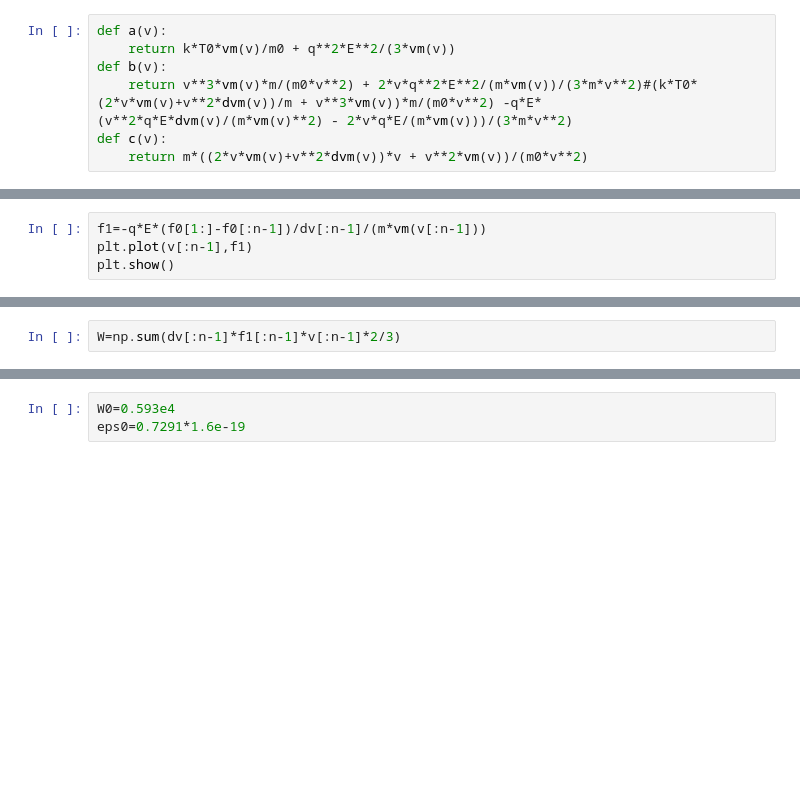
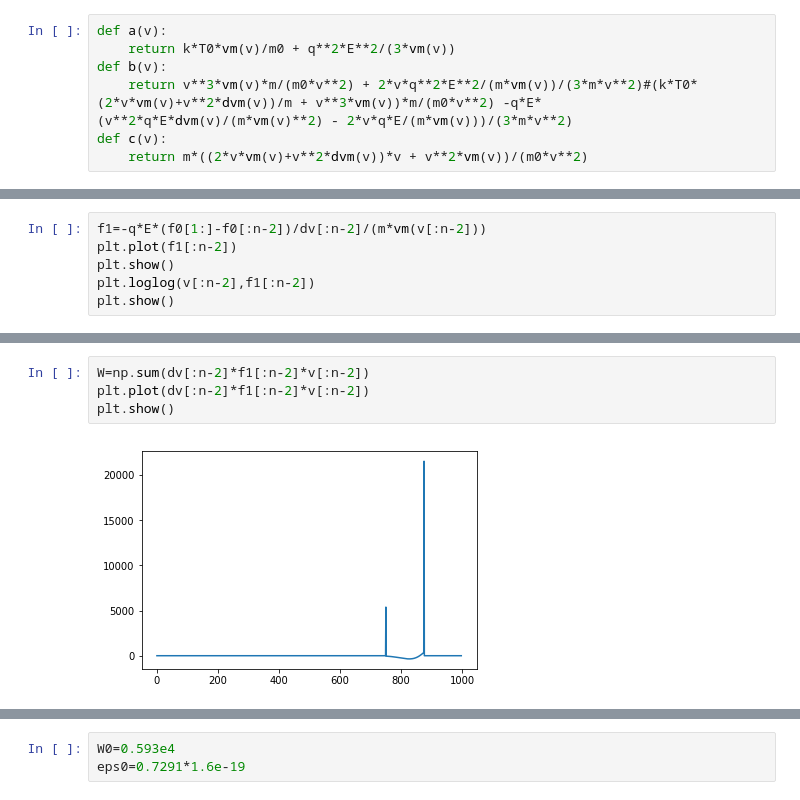
Before and after one commit to vinitX/ML_Scattering, a Jupyter notebook: eigen.ipynb, the cells around one changed output, grey strips where cells are left out. Saved outputs shown, nothing was run; the diff lists cells and outputs as text; blank space fills up the shorter version.

```diff
--- a/eigen.ipynb
+++ b/eigen.ipynb
@@ -92,5 +83,7 @@ plt.show()
 # %%
-f1=-q*E*(f0[1:]-f0[:n-1])/dv[:n-1]/(m*vm(v[:n-1]))
-plt.plot(v[:n-1],f1)
+f1=-q*E*(f0[1:]-f0[:n-2])/dv[:n-2]/(m*vm(v[:n-2]))
+plt.plot(f1[:n-2])
 plt.show()
+plt.loglog(v[:n-2],f1[:n-2])
+plt.show()
 # %% [output]
@@ -98,3 +92,7 @@ plt.show()
 # %%
-W=np.sum(dv[:n-1]*f1[:n-1]*v[:n-1]*2/3)
+W=np.sum(dv[:n-2]*f1[:n-2]*v[:n-2])
+plt.plot(dv[:n-2]*f1[:n-2]*v[:n-2])
+plt.show()
+# %% [output]
+[figure, added]
 # %%
```
Also changed, not shown: parts of 15 cells of this notebook, 2 other files.
